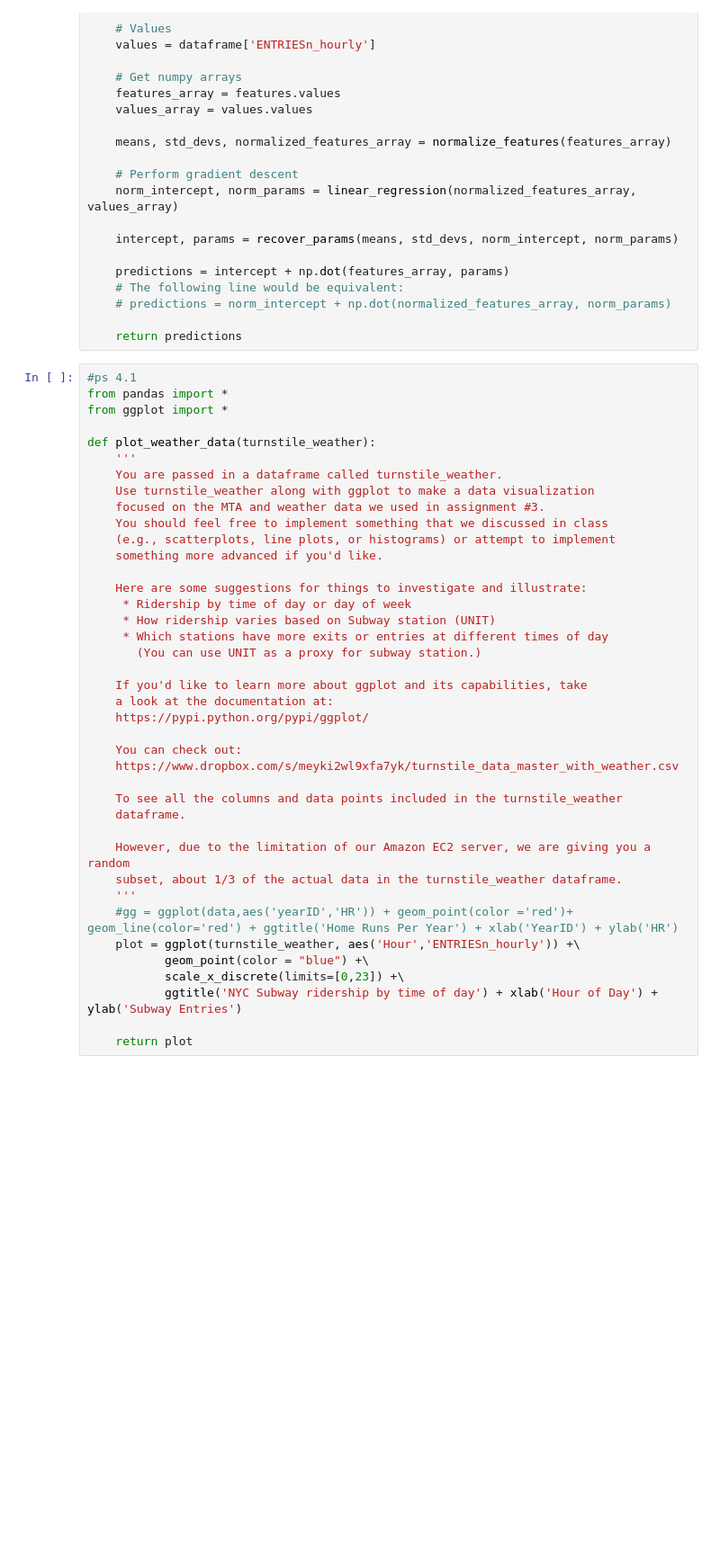
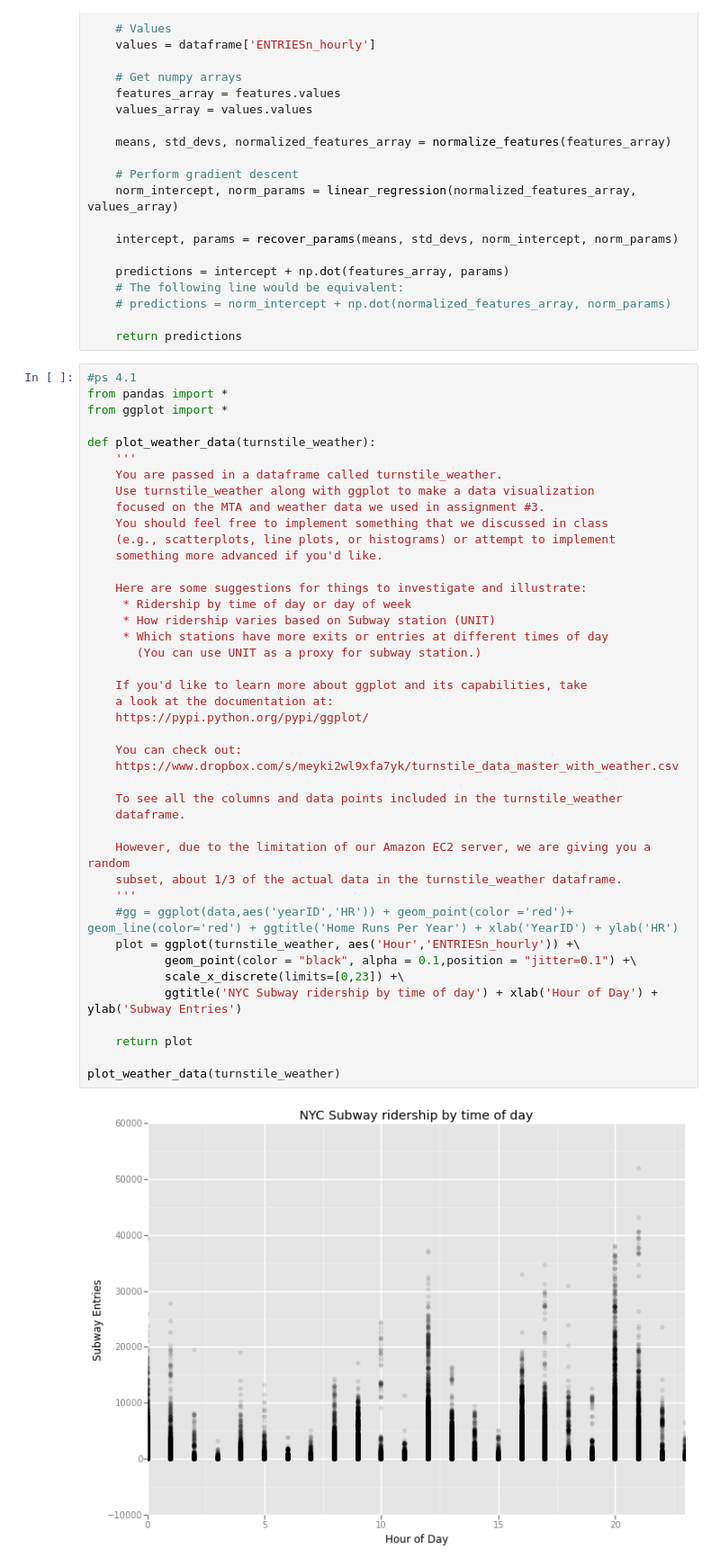
Before and after one commit to lyvinhhung/Udacity-Data-Analyst-Nanodegree, a Jupyter notebook: p2/P2 Intro to Data Science quiz.ipynb, the cells around one changed output. Shown: that part at 90% size. Drawn from its saved outputs; the diff is of its cells as text; blank space fills up the shorter version.

```diff
--- a/p2/P2 Intro to Data Science quiz.ipynb
+++ b/p2/P2 Intro to Data Science quiz.ipynb
@@ -724,31 +768,35 @@ def plot_weather_data(turnstile_weather):
     focused on the MTA and weather data we used in assignment #3.
     You should feel free to implement something that we discussed in class
     (e.g., scatterplots, line plots, or histograms) or attempt to implement
     something more advanced if you'd like.
 
     Here are some suggestions for things to investigate and illustrate:
      * Ridership by time of day or day of week
      * How ridership varies based on Subway station (UNIT)
      * Which stations have more exits or entries at different times of day
        (You can use UNIT as a proxy for subway station.)
 
     If you'd like to learn more about ggplot and its capabilities, take
     a look at the documentation at:
     https://pypi.python.org/pypi/ggplot/
 
     You can check out:
     https://www.dropbox.com/s/meyki2wl9xfa7yk/turnstile_data_master_with_weather.csv
 
     To see all the columns and data points included in the turnstile_weather
     dataframe.
 
     However, due to the limitation of our Amazon EC2 server, we are giving you a random
     subset, about 1/3 of the actual data in the turnstile_weather dataframe.
     '''
     #gg = ggplot(data,aes('yearID','HR')) + geom_point(color ='red')+ geom_line(color='red') + ggtitle('Home Runs Per Year') + xlab('YearID') + ylab('HR')
     plot = ggplot(turnstile_weather, aes('Hour','ENTRIESn_hourly')) +\
-           geom_point(color = "blue") +\
+           geom_point(color = "black", alpha = 0.1,position = "jitter=0.1") +\
            scale_x_discrete(limits=[0,23]) +\
            ggtitle('NYC Subway ridership by time of day') + xlab('Hour of Day') + ylab('Subway Entries')
 
     return plot
+
+plot_weather_data(turnstile_weather)
+# %% [output]
+[figure, added]
```
Also changed, not shown: parts of 11 cells of this notebook, 1 other file.
